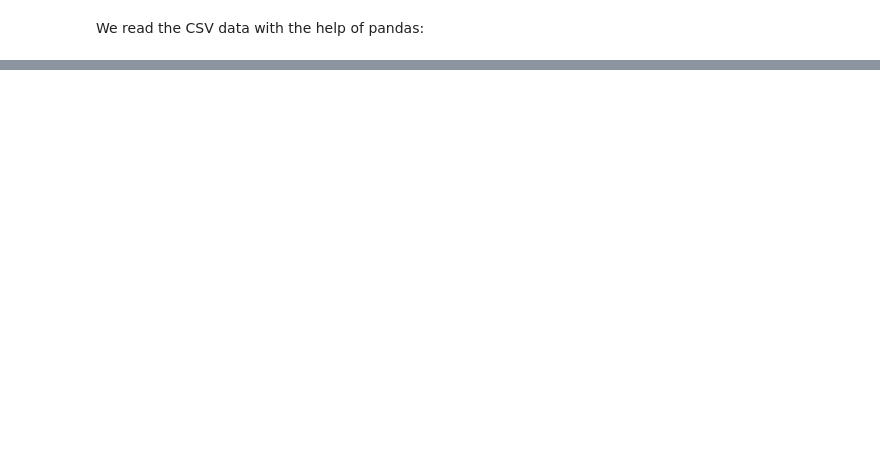
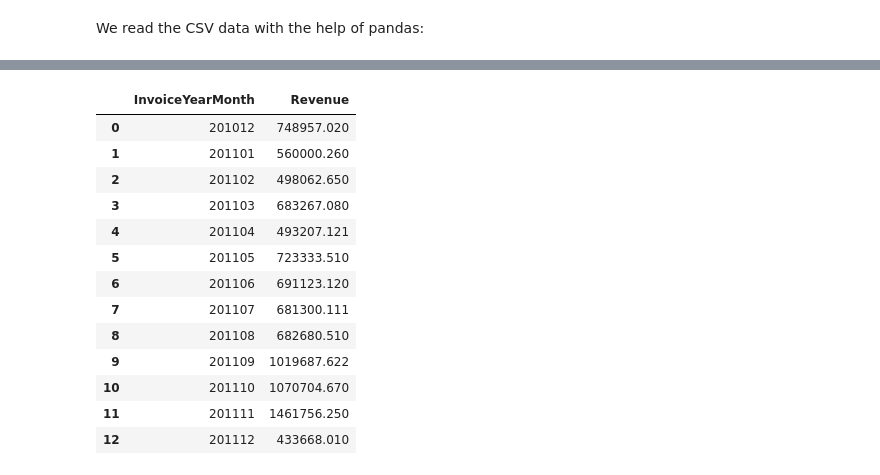
Before and after one commit to BrunoAzambuja/Boosting-online-retail-sales, a Jupyter notebook: boosting-online-retail-sales.ipynb, the cells around one changed output, grey strips where cells are left out. Saved outputs shown, nothing was run; the diff lists cells and outputs as text; code cells hidden in the pictures; blank space fills up the shorter version.

```diff
--- a/boosting-online-retail-sales.ipynb
+++ b/boosting-online-retail-sales.ipynb
@@ -66,0 +71,26 @@ df.head()
+# %%
+#converting the type of Invoice Date Field from string to datetime.
+tx_data['InvoiceDate'] = pd.to_datetime(tx_data['InvoiceDate'])
+
+#creating YearMonth field for the ease of reporting and visualization
+tx_data['InvoiceYearMonth'] = tx_data['InvoiceDate'].map(lambda date: 100*date.year + date.month)
+
+#calculate Revenue for each row and create a new dataframe with YearMonth - Revenue columns
+tx_data['Revenue'] = tx_data['UnitPrice'] * tx_data['Quantity']
+tx_revenue = tx_data.groupby(['InvoiceYearMonth'])['Revenue'].sum().reset_index()
+tx_revenue
+# %% [output]
+|  | InvoiceYearMonth | Revenue |
+| 0 | 201012 | 748957.020 |
+| 1 | 201101 | 560000.260 |
+| 2 | 201102 | 498062.650 |
+| 3 | 201103 | 683267.080 |
+| 4 | 201104 | 493207.121 |
+| 5 | 201105 | 723333.510 |
+| 6 | 201106 | 691123.120 |
+| 7 | 201107 | 681300.111 |
+| 8 | 201108 | 682680.510 |
+| 9 | 201109 | 1019687.622 |
+| 10 | 201110 | 1070704.670 |
+| 11 | 201111 | 1461756.250 |
+| 12 | 201112 | 433668.010 |
```
Also changed, not shown: parts of 2 cells of this notebook.
